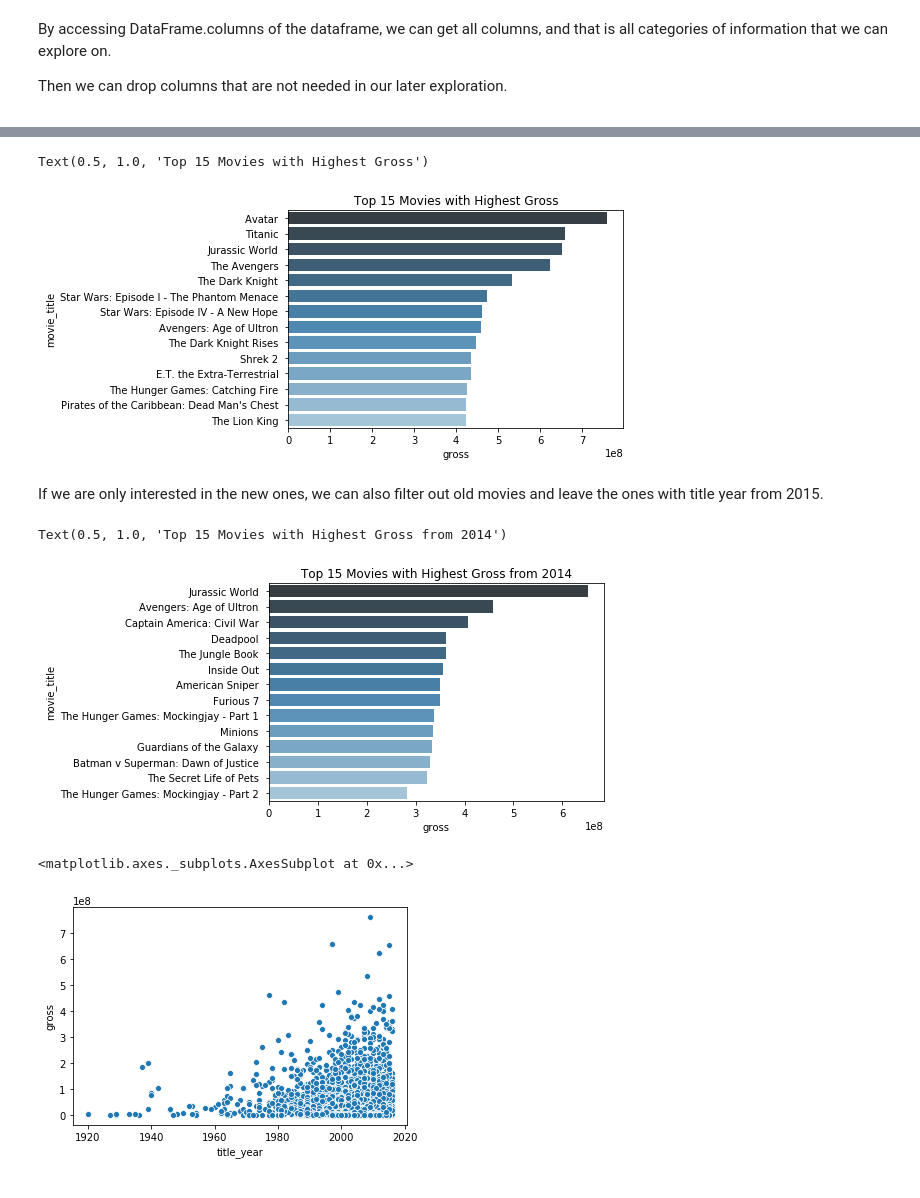
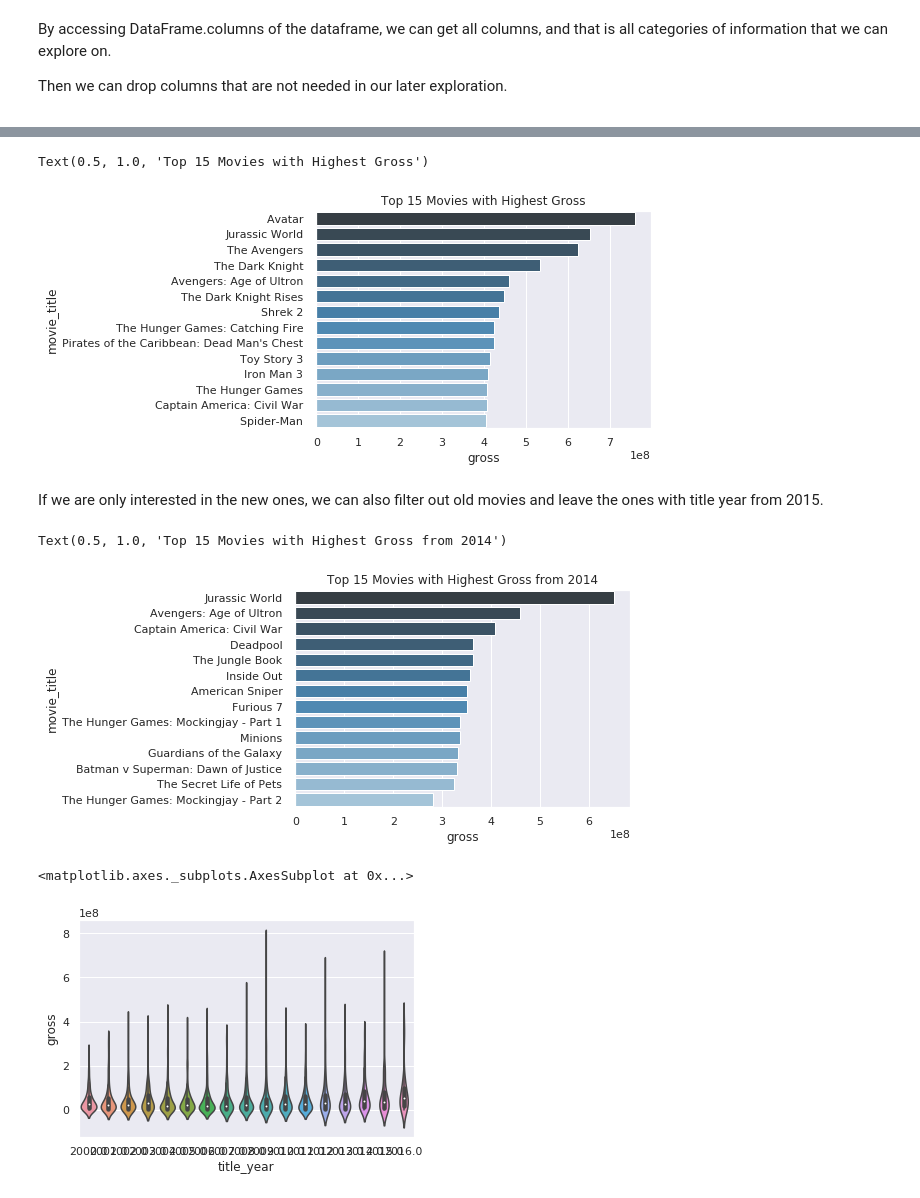
Before and after one commit to mookee233/final_tutorial, a Jupyter notebook: draft.ipynb, the cells around one changed output, grey strips where cells are left out. Drawn from its saved outputs; the diff is of its cells as text; code cells hidden in the pictures.

Commit message:
added 3 plots

```diff
--- a/draft.ipynb
+++ b/draft.ipynb
@@ -66,7 +102,7 @@ Then we can drop columns that are not needed in our later exploration.
 # %%
 print(data.columns)
 movies = data.drop(['color', 'duration', 'movie_imdb_link','director_name', 'actor_1_name', \
-    'actor_2_name', 'actor_3_name', 'aspect_ratio', 'facenumber_in_poster'], axis=1)
+    'actor_2_name', 'actor_3_name', 'aspect_ratio', 'facenumber_in_poster', "content_rating"], axis=1)
 movies
 # %% [output]
 Index(['color', 'director_name', 'num_critic_for_reviews', 'duration',
@@ -93,0 +130,10 @@ Index(['color', 'director_name', 'num_critic_for_reviews', 'duration',
+# %%
+movies = movies[['movie_title','genres','title_year','imdb_score', 'num_voted_users', 'movie_facebook_likes',
+                 'director_facebook_likes', 'actor_1_facebook_likes', 'actor_2_facebook_likes','actor_3_facebook_likes',
+                'cast_total_facebook_likes', 'num_critic_for_reviews', 'num_user_for_reviews','budget', 'gross',
+                'language', 'country','plot_keywords',]]
+for index, row in movies.iterrows():
+  if pd.isnull(row["gross"]) == True or pd.isnull(row["title_year"]) == True or row["title_year"] < 2000:
+    movies.drop(index, inplace=True)
+
+movies.head()
@@ -105,7 +197,7 @@ top15_plt = seaborn.barplot(y=top15['movie_title'], x=top15['gross'], palette="B
 top15_plt.set_title("Top 15 Movies with Highest Gross")
 # %% [output]
 Text(0.5, 1.0, 'Top 15 Movies with Highest Gross')
-[figure, old version]
+[figure, new version]
 # %% [markdown]
 If we are only interested in the new ones, we can also filter out old movies and leave the ones with title year from 2015.
 # %%
@@ -117,12 +209,12 @@ top15_recent_plt = seaborn.barplot(y=top15_recent['movie_title'], x=top15_recent
 top15_recent_plt.set_title("Top 15 Movies with Highest Gross from 2014")
 # %% [output]
 Text(0.5, 1.0, 'Top 15 Movies with Highest Gross from 2014')
-[figure, old version]
+[figure, new version]
 # %%
-seaborn.scatterplot(y=movies['gross'], x=movies['title_year'])
+seaborn.violinplot(y=movies['gross'], x=movies['title_year'])
 # %% [output]
 <matplotlib.axes._subplots.AxesSubplot at 0x...>
-[figure, old version]
+[figure, new version]
 # %%
 gross_list = []
 years = []
```
Also changed, not shown: parts of 20 cells of this notebook.
